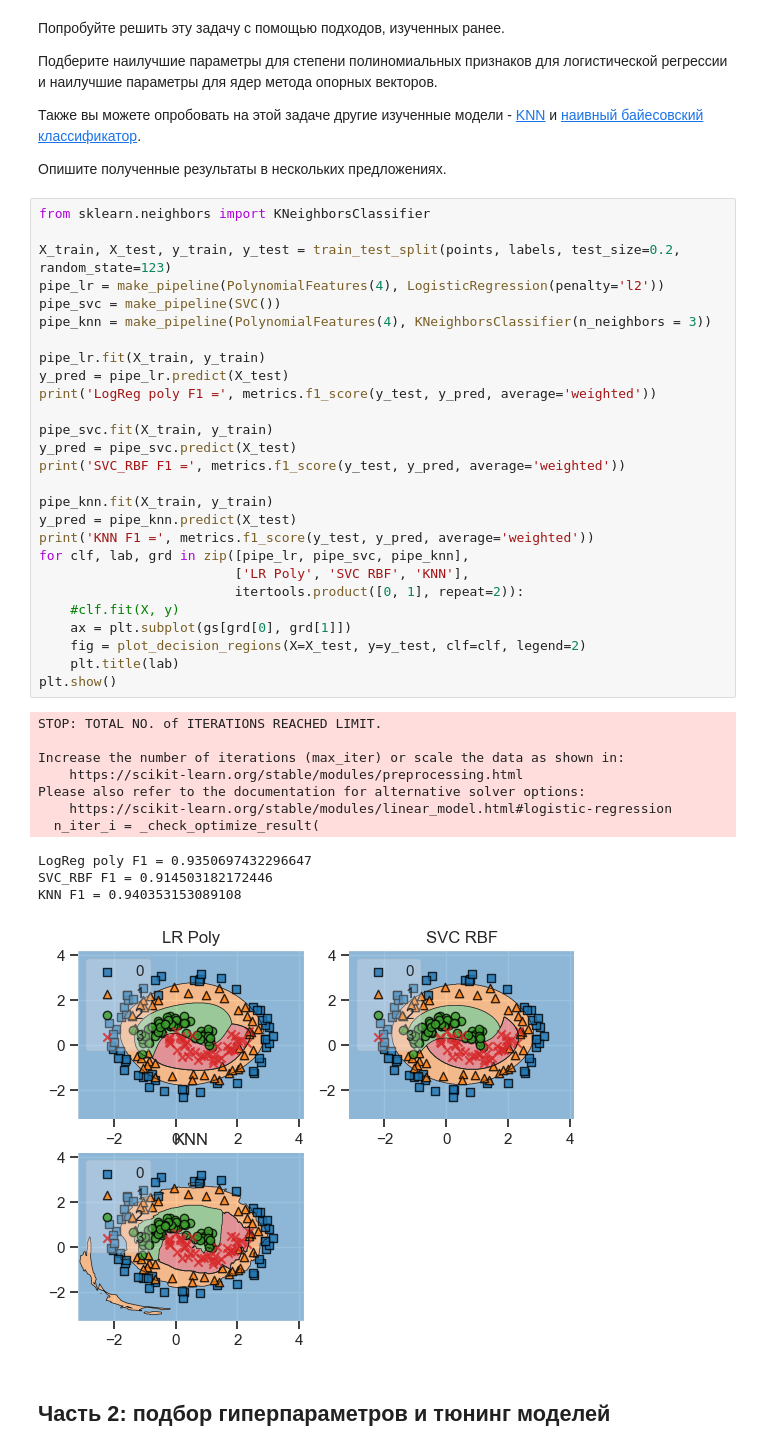
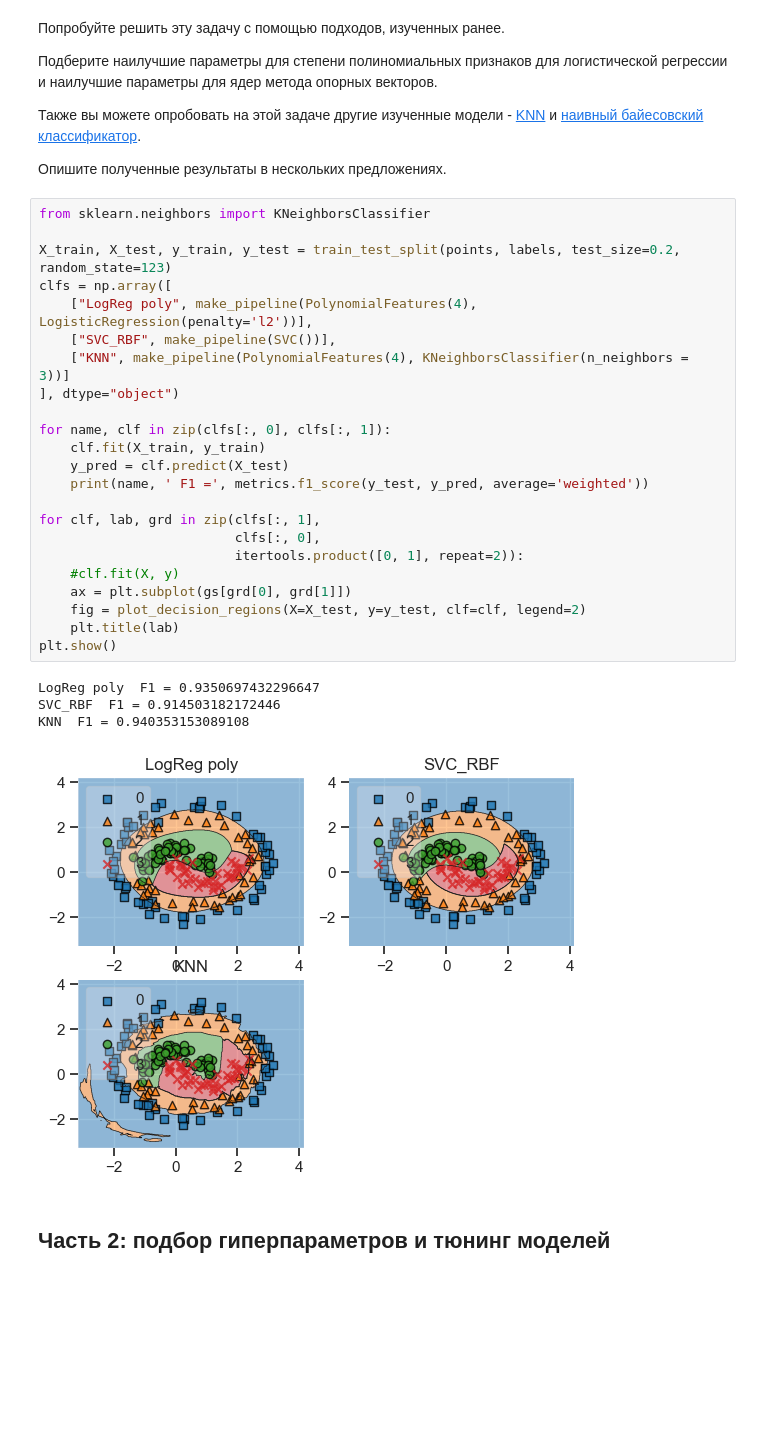
Before and after one commit to vsedykh/mipt, a Jupyter notebook: ML_hw/hw3_linclass_hyperopt.ipynb, the cells around one changed output. Saved outputs shown, nothing was run; the diff lists cells and outputs as text; blank space fills up the shorter version.

```diff
--- a/ML_hw/hw3_linclass_hyperopt.ipynb
+++ b/ML_hw/hw3_linclass_hyperopt.ipynb
@@ -205,42 +205,31 @@ plt.show()
 # %%
 from sklearn.neighbors import KNeighborsClassifier
 
 X_train, X_test, y_train, y_test = train_test_split(points, labels, test_size=0.2, random_state=123)
-pipe_lr = make_pipeline(PolynomialFeatures(4), LogisticRegression(penalty='l2'))
-pipe_svc = make_pipeline(SVC())
-pipe_knn = make_pipeline(PolynomialFeatures(4), KNeighborsClassifier(n_neighbors = 3))
+clfs = np.array([
+    ["LogReg poly", make_pipeline(PolynomialFeatures(4), LogisticRegression(penalty='l2'))],
+    ["SVC_RBF", make_pipeline(SVC())],
+    ["KNN", make_pipeline(PolynomialFeatures(4), KNeighborsClassifier(n_neighbors = 3))]
+], dtype="object")
 
-pipe_lr.fit(X_train, y_train)
-y_pred = pipe_lr.predict(X_test)
-print('LogReg poly F1 =', metrics.f1_score(y_test, y_pred, average='weighted'))
+for name, clf in zip(clfs[:, 0], clfs[:, 1]):
+    clf.fit(X_train, y_train)
+    y_pred = clf.predict(X_test)
+    print(name, ' F1 =', metrics.f1_score(y_test, y_pred, average='weighted'))
 
-pipe_svc.fit(X_train, y_train)
-y_pred = pipe_svc.predict(X_test)
-print('SVC_RBF F1 =', metrics.f1_score(y_test, y_pred, average='weighted'))
-
-pipe_knn.fit(X_train, y_train)
-y_pred = pipe_knn.predict(X_test)
-print('KNN F1 =', metrics.f1_score(y_test, y_pred, average='weighted'))
-for clf, lab, grd in zip([pipe_lr, pipe_svc, pipe_knn],
-                         ['LR Poly', 'SVC RBF', 'KNN'],
+for clf, lab, grd in zip(clfs[:, 1],
+                         clfs[:, 0],
                          itertools.product([0, 1], repeat=2)):
     #clf.fit(X, y)
     ax = plt.subplot(gs[grd[0], grd[1]])
     fig = plot_decision_regions(X=X_test, y=y_test, clf=clf, legend=2)
     plt.title(lab)
 plt.show()
 # %% [output]
-STOP: TOTAL NO. of ITERATIONS REACHED LIMIT.
-
-Increase the number of iterations (max_iter) or scale the data as shown in:
-    https://scikit-learn.org/stable/modules/preprocessing.html
-Please also refer to the documentation for alternative solver options:
-    https://scikit-learn.org/stable/modules/linear_model.html#logistic-regression
-  n_iter_i = _check_optimize_result(
+LogReg poly  F1 = 0.9350697432296647
+SVC_RBF  F1 = 0.914503182172446
+KNN  F1 = 0.940353153089108
-LogReg poly F1 = 0.9350697432296647
-SVC_RBF F1 = 0.914503182172446
-KNN F1 = 0.940353153089108
-[figure, old version]
+[figure, new version]
 # %% [markdown]
 ## Часть 2: подбор гиперпараметров и тюнинг моделей
 # %% [markdown]
```
Also changed, not shown: parts of 15 cells of this notebook, 1 other file.
